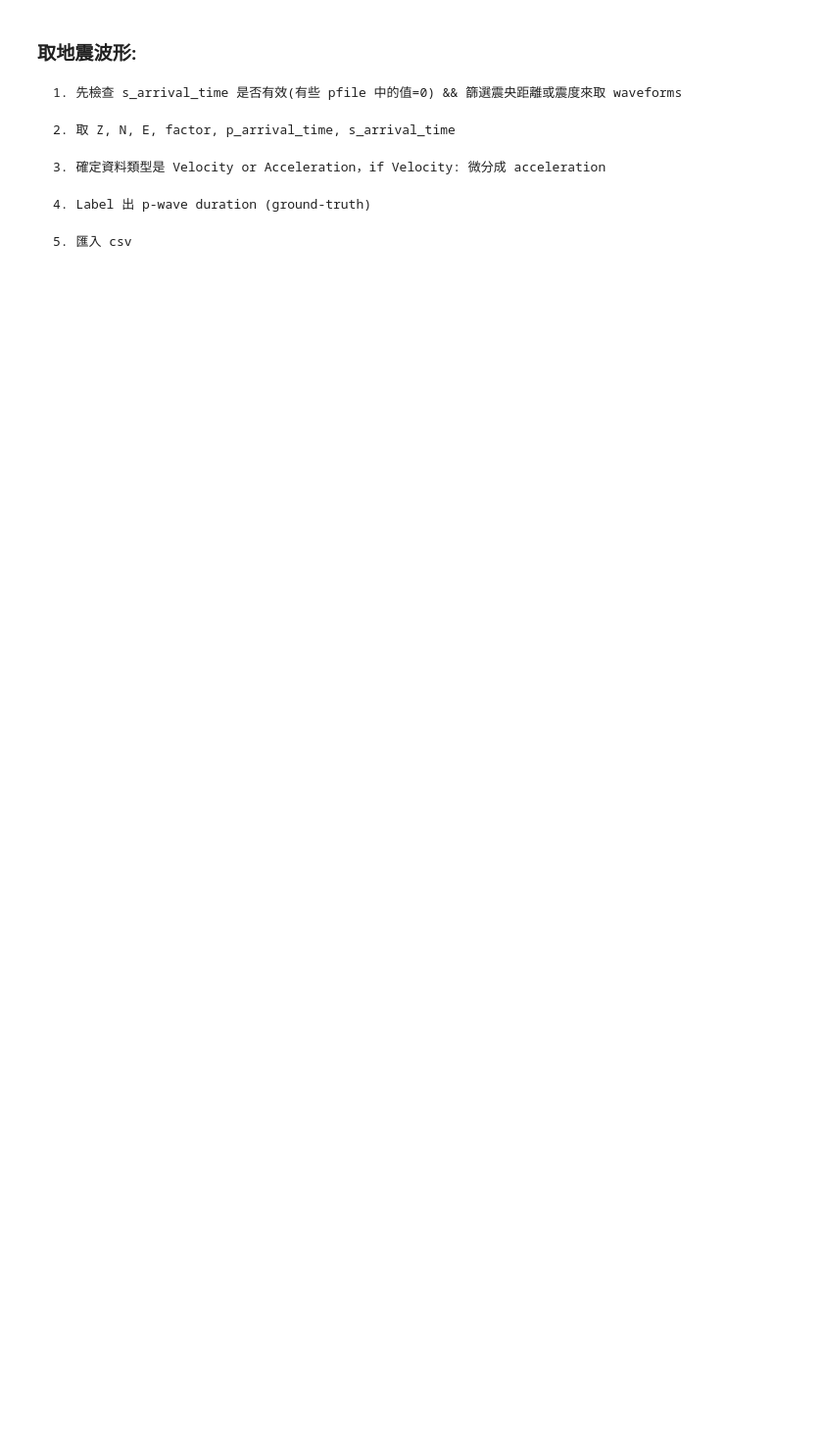
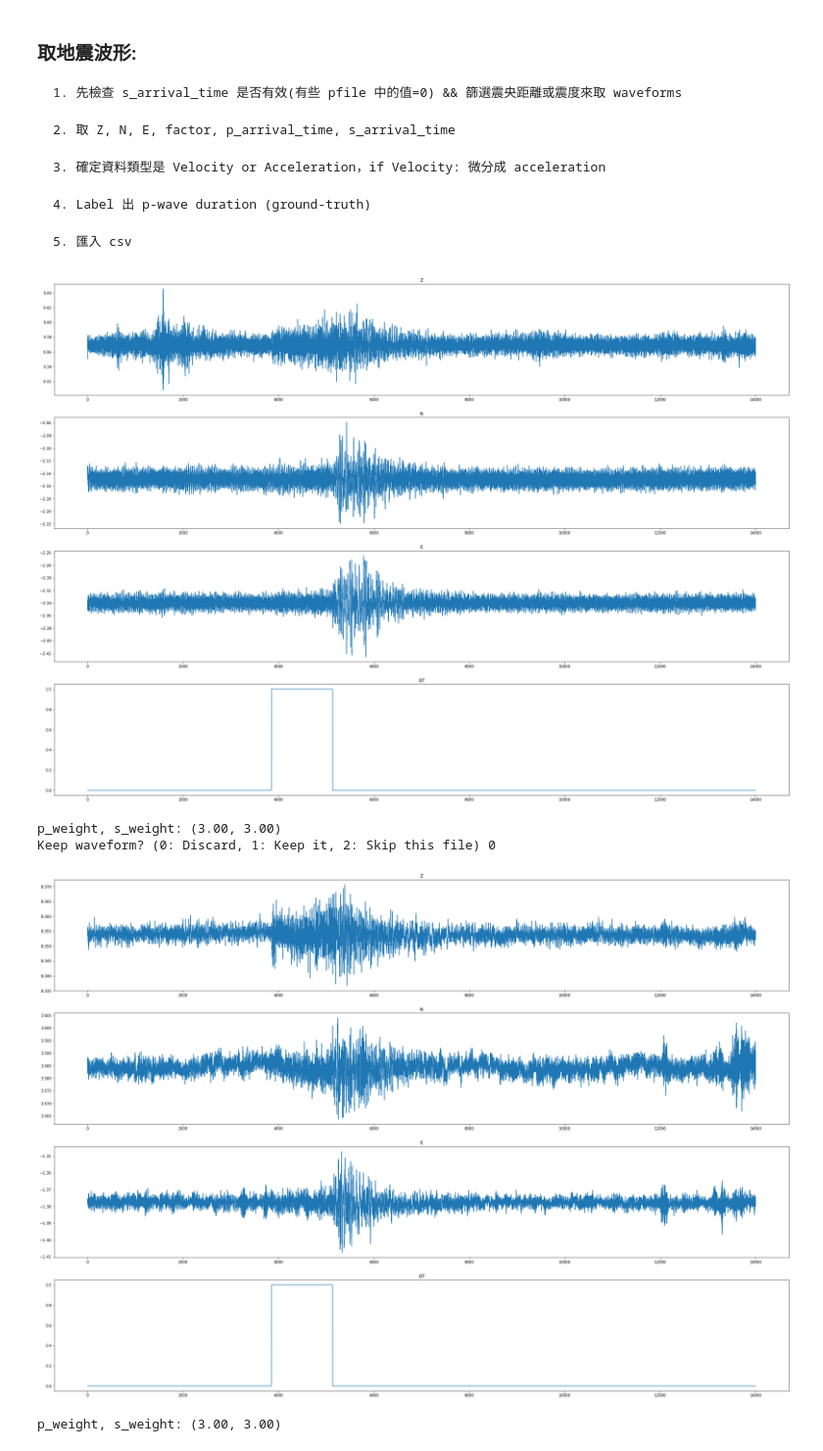
Before and after one commit to hgvf/CWBDataset, a Jupyter notebook: gen_wavform.ipynb, the cells around one changed output. Shown at 98% size. Saved outputs shown, nothing was run; the diff lists cells and outputs as text; code cells hidden in the pictures; blank space fills up the shorter version.

```diff
--- a/gen_wavform.ipynb
+++ b/gen_wavform.ipynb
@@ -120,7 +120,7 @@ def getSeisWave(p, root_save_path):
 
                 ori_time, instrument = p['ori_time'], p[k][str(w)]['instrument']
 
-                # 檢查波形有效性
+                # 檢查波形有效性 & 有沒有存過了
                 if (not check_wave(z)) or (not check_wave(n)) or (not check_wave(e)) or \
                     (check_csv_exist(ori_time, k, instrument, 'seis', root_save_path)):
                     continue
@@ -143,14 +143,17 @@ def getSeisWave(p, root_save_path):
                 draw(z, n, e, gt)
 
                 # Check manually
+                print('distance: ', p[k]['distance'])
                 print('p_weight, s_weight: (%.2f, %.2f)' %(p[k]['p_weight'], p[k]['s_weight']))
-                available = input("Keep waveform? (0: Discard, 1: Keep it) ")
+                available = input("Keep waveform? (0: Discard, 1: Keep it, 2: Skip this file) ")
                 if available == '1':
                     # 決定切在哪邊
                     cut = input("Where to cut? (sample) ")
 
                     # write into csv file
                     toCSV(z, n, e, gt, ori_time, k, instrument, 'seis', root_save_path, cut)
+                elif available == '2':
+                    return
                 else:
                     continue
         except Exception as e:
@@ -177,6 +180,6 @@ def draw(z, n, e, gt):
     plt.show()
 # %%
 # finish:
-root = "/mnt/nas6/CWBDatasets/2015/"
+root = "/mnt/nas6/CWBSN/2020/"
 root_save_path = "/mnt/nas7/weiwei/earthquake_RNN/newTrain/"
 files = os.listdir(root)
@@ -189,0 +186,18 @@ for f in files:
+# %%
+for f in files:
+    print(f)
+    if f in already:
+        continue
+
+    f = open(os.path.join(root, f), 'r')
+    p = json.load(f)
+
+    getSeisWave(p, root_save_path)
+
+    already.append(f)
+# %% [output]
+[figure, added]
+p_weight, s_weight: (3.00, 3.00)
+Keep waveform? (0: Discard, 1: Keep it, 2: Skip this file) 0
+[figure, added]
+p_weight, s_weight: (3.00, 3.00)
```
Also changed, not shown: parts of 3 cells of this notebook, 5 other files.
